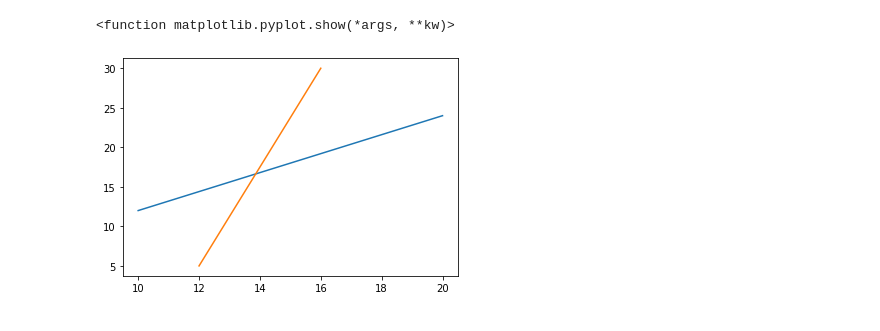
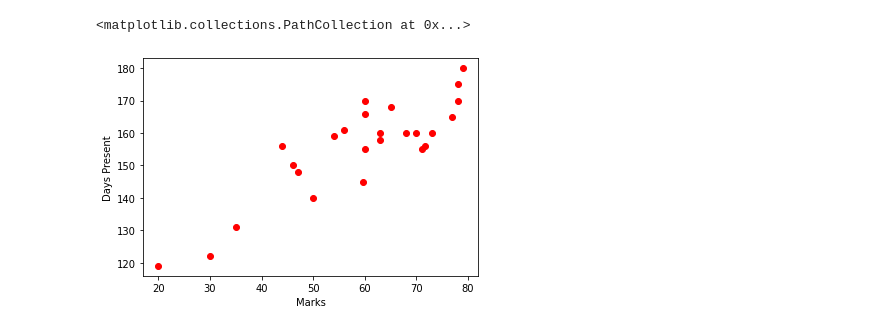
Before and after one commit to VysakhVasudevan/intro-to-python-, a Jupyter notebook: Untitled6.ipynb, the cells around one changed output. Saved outputs shown, nothing was run; the diff lists cells and outputs as text; code cells hidden in the pictures.

```diff
--- a/Untitled6.ipynb
+++ b/Untitled6.ipynb
@@ -116,12 +9,17 @@ plt.show()
-# %%
-xvalues1=np.array([10,20])
-xvalues2=np.array([12,16])
-yvalues1=np.array([12,24])
-yvalues2=np.array([5,30])
-plt.plot(xvalues1,yvalues1,xvalues2,yvalues2)
-plt.show
-# %% [output]
-<function matplotlib.pyplot.show(*args, **kw)>
-[figure, removed]
+# %%
+import pandas as pd
+df=pd.read_csv('Student Marks vs Days Present.csv')
+# %%
+import plotly.express as px
+import matplotlib.pyplot as plt
+m=df['Marks In Percentage']
+p=df['Days Present']
+plt.xlabel('Marks')
+plt.ylabel('Days Present')
+plt.scatter(m,p,color='red')
+#impacts of class attended on marks of students
+# %% [output]
+<matplotlib.collections.PathCollection at 0x...>
+[figure, added]
 # %%
 from google.colab import files
```
Also changed, not shown: parts of 25 cells of this notebook.
